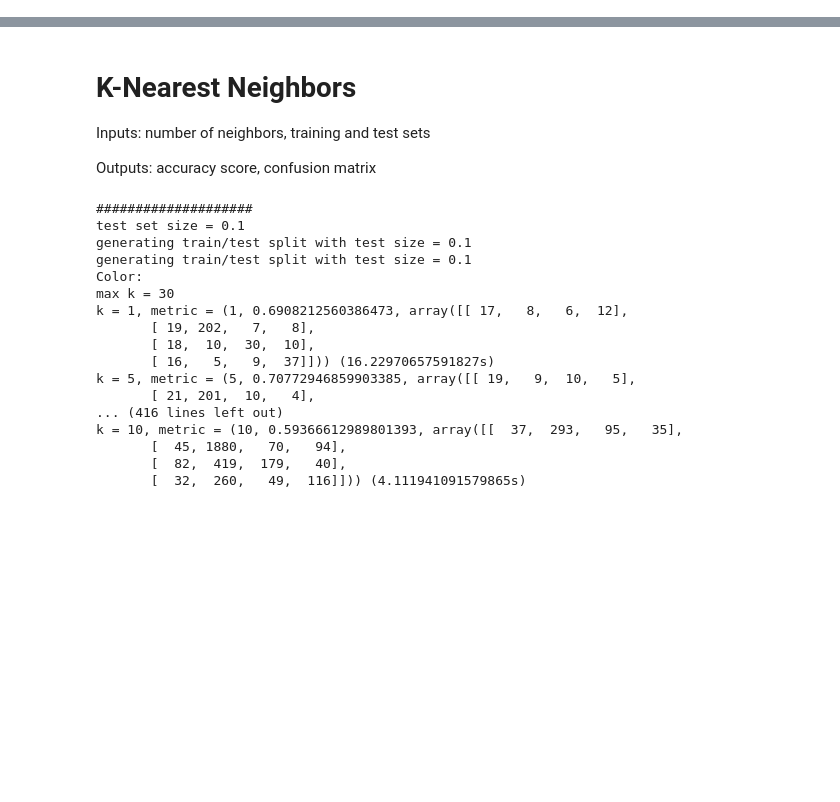
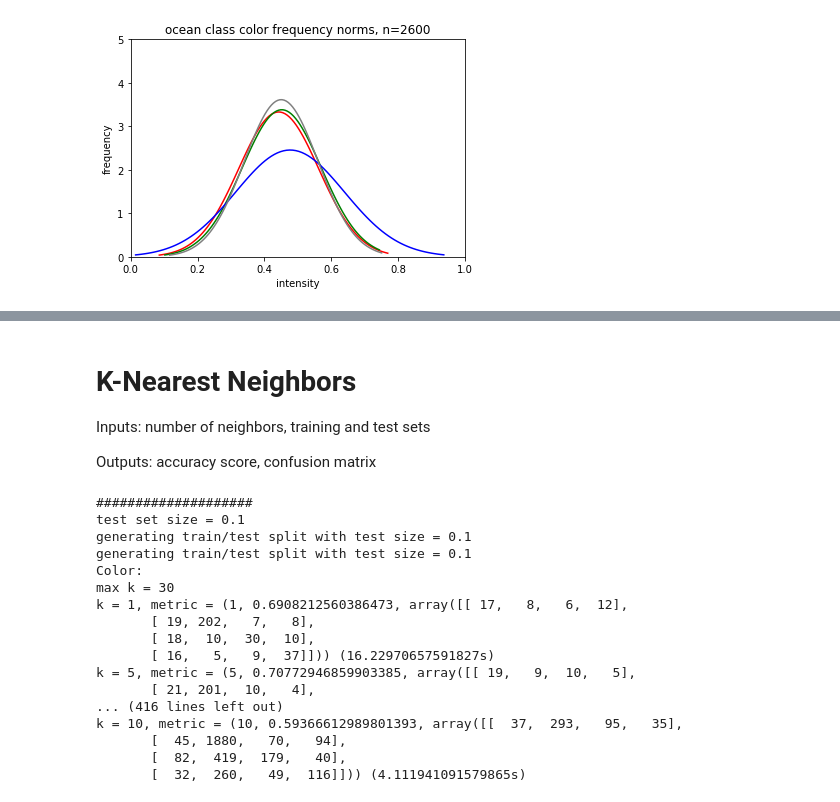
Before and after one commit to jordantrc/ml-project, a Jupyter notebook: code/project.ipynb, the cells around one changed output, grey strips where cells are left out. Saved outputs shown, nothing was run; the diff lists cells and outputs as text; code cells hidden in the pictures; blank space fills up the shorter version.

```diff
--- a/code/project.ipynb
+++ b/code/project.ipynb
@@ -277,0 +293,94 @@ sky - 496
+# %%
+def color_histogram(samples, class_names, super_class_name=''):
+    # plot some histograms for colors
+    num_bins = 100
+
+
+    if len(class_names) == 1:
+        class_name = class_names[0]
+        # red
+        n, bins, patches = plt.hist(samples[class_name][0], num_bins, color='white', histtype='step')
+        (mu,sigma) = norm.fit(samples[class_name][0])
+        y_plot = mlab.normpdf(bins, mu, sigma)
+        plt.plot(bins, y_plot, 'r-')
+
+        # green
+        n, bins, patches = plt.hist(samples[class_name][1], num_bins, color='white', histtype='step')
+        (mu,sigma) = norm.fit(samples[class_name][1])
+        y_plot = mlab.normpdf(bins, mu, sigma)
+        plt.plot(bins, y_plot,'g-')
+
+        # blue
+        n, bins, patches = plt.hist(samples[class_name][2], num_bins, color='white', histtype='step')
+        (mu,sigma) = norm.fit(samples[class_name][2])
+        y_plot = mlab.normpdf(bins, mu, sigma)
+        plt.plot(bins, y_plot,'b-')
+
+        # gray
+        n, bins, patches = plt.hist(samples[class_name][3], num_bins, color='white', histtype='step')
+        (mu,sigma) = norm.fit(samples[class_name][3])
+        y_plot = mlab.normpdf(bins, mu, sigma)
+        plt.plot(bins, y_plot,'gray')
+
+        # set axis limits
+        axes = plt.gca()
+        axes.set_xlim([0,1])
+        axes.set_ylim([0,5])
+
+        plt.title("%s class color frequency norms, n=%d" % (class_name, len(samples[class_name][0]) ))
+    else:
+        # red
+        red_data = samples[class_names[0]][0]
+        red_data.extend(samples[class_names[1]][0])
+        n, bins, patches = plt.hist(red_data, num_bins, color='white', histtype='step')
+        (mu,sigma) = norm.fit(red_data)
+        y_plot = mlab.normpdf(bins, mu, sigma)
+        plt.plot(bins,y_plot,'r-',linewidth=2)
+
+        # green
+        green_data = samples[class_names[0]][1]
+        green_data.extend(samples[class_names[1]][1])
+        n, bins, patches = plt.hist(green_data, num_bins, color='white', histtype='step')
+        (mu,sigma) = norm.fit(green_data)
+        y_plot = mlab.normpdf(bins, mu, sigma)
+        plt.plot(bins,y_plot,'g-',linewidth=2)
+
+        # blue
+        green_data = samples[class_names[0]][2]
+        green_data.extend(samples[class_names[1]][2])
+        n, bins, patches = plt.hist(green_data, num_bins, color='white', histtype='step')
+        (mu,sigma) = norm.fit(green_data)
+        y_plot = mlab.normpdf(bins, mu, sigma)
+        plt.plot(bins,y_plot,'b-',linewidth=2)
+
+        # gray
+        gray_data = samples[class_names[0]][3]
+        gray_data.extend(samples[class_names[1]][3])
+        n, bins, patches = plt.hist(gray_data, num_bins, color='white', histtype='step')
+        (mu,sigma) = norm.fit(gray_data)
+        y_plot = mlab.normpdf(bins, mu, sigma)
+        plt.plot(bins,y_plot,'gray',linewidth=2)
+
+        # set axis limits
+        axes = plt.gca()
+        axes.set_xlim([0,1])
+        axes.set_ylim([0,5])
+
+        plt.title("%s class color frequency norms, n=%d" % (super_class_name, len(gray_data)))
+
+    plt.xlabel("intensity")
+    plt.ylabel("frequency")
+    plt.show()
+
+
+# color histograms for sub-classes
+color_histogram(feature_sample, ['ocean'])
+color_histogram(feature_sample, ['ship'])
+color_histogram(feature_sample, ['shore'])
+color_histogram(feature_sample, ['sky'])
+
+# color histograms for classes
+color_histogram(feature_sample, ['ocean', 'sky'], 'non-obstacle')
+color_histogram(feature_sample, ['ship', 'shore'], 'obstacle')
+# %% [output]
+[figure, added]
```
Also changed, not shown: parts of 8 cells of this notebook.
